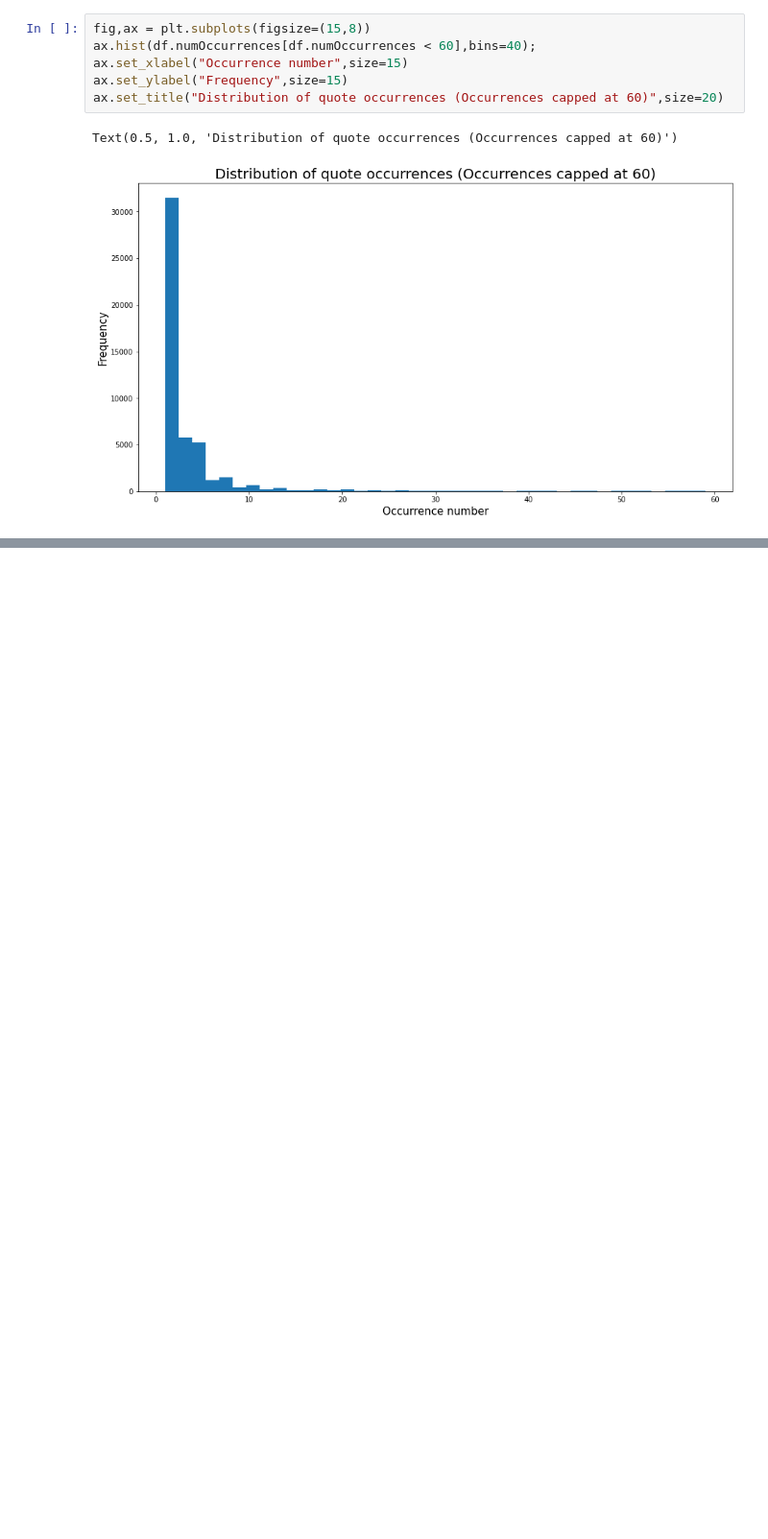
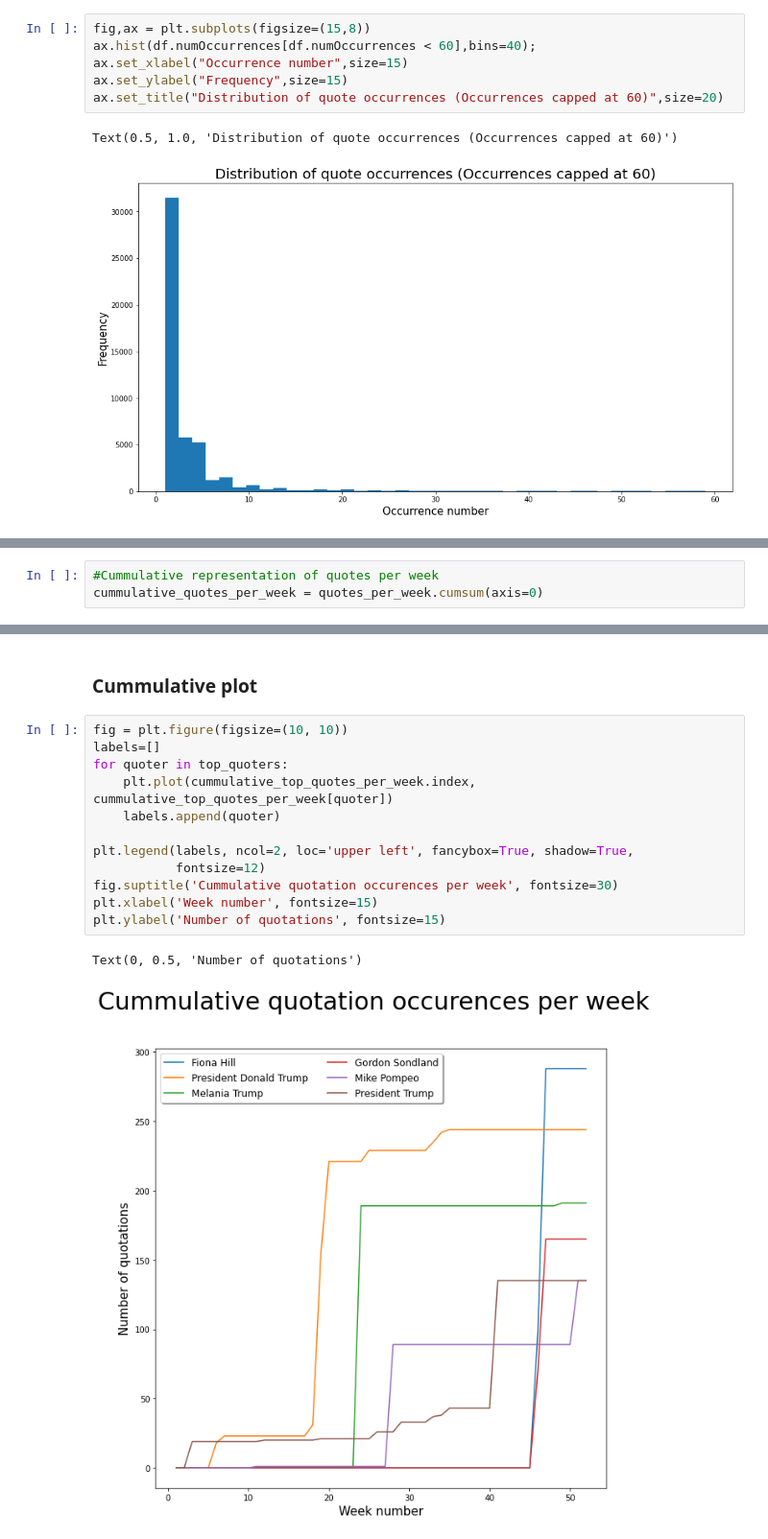
Before and after one commit to epfl-ada/ada-2021-project-club6analysis, a Jupyter notebook: ADA_initial_analysis.ipynb, the cells around one changed output, grey strips where cells are left out. Shown at 96% size. Drawn from its saved outputs; the diff is of its cells as text; blank space fills up the shorter version.

```diff
--- a/ADA_initial_analysis.ipynb
+++ b/ADA_initial_analysis.ipynb
@@ -102,0 +153,3 @@ Text(0.5, 1.0, 'Distribution of quote occurrences (Occurrences capped at 60)')
+# %%
+#Cummulative representation of quotes per week
+cummulative_quotes_per_week = quotes_per_week.cumsum(axis=0)
@@ -102,0 +180,17 @@ Text(0.5, 1.0, 'Distribution of quote occurrences (Occurrences capped at 60)')
+# %% [markdown]
+### Cummulative plot
+# %%
+fig = plt.figure(figsize=(10, 10))
+labels=[]
+for quoter in top_quoters:
+    plt.plot(cummulative_top_quotes_per_week.index, cummulative_top_quotes_per_week[quoter])
+    labels.append(quoter)
+
+plt.legend(labels, ncol=2, loc='upper left', fancybox=True, shadow=True,
+           fontsize=12)
+fig.suptitle('Cummulative quotation occurences per week', fontsize=30)
+plt.xlabel('Week number', fontsize=15)
+plt.ylabel('Number of quotations', fontsize=15)
+# %% [output]
+Text(0, 0.5, 'Number of quotations')
+[figure, added]
```
Also changed, not shown: parts of 15 cells of this notebook, 1 other file.
